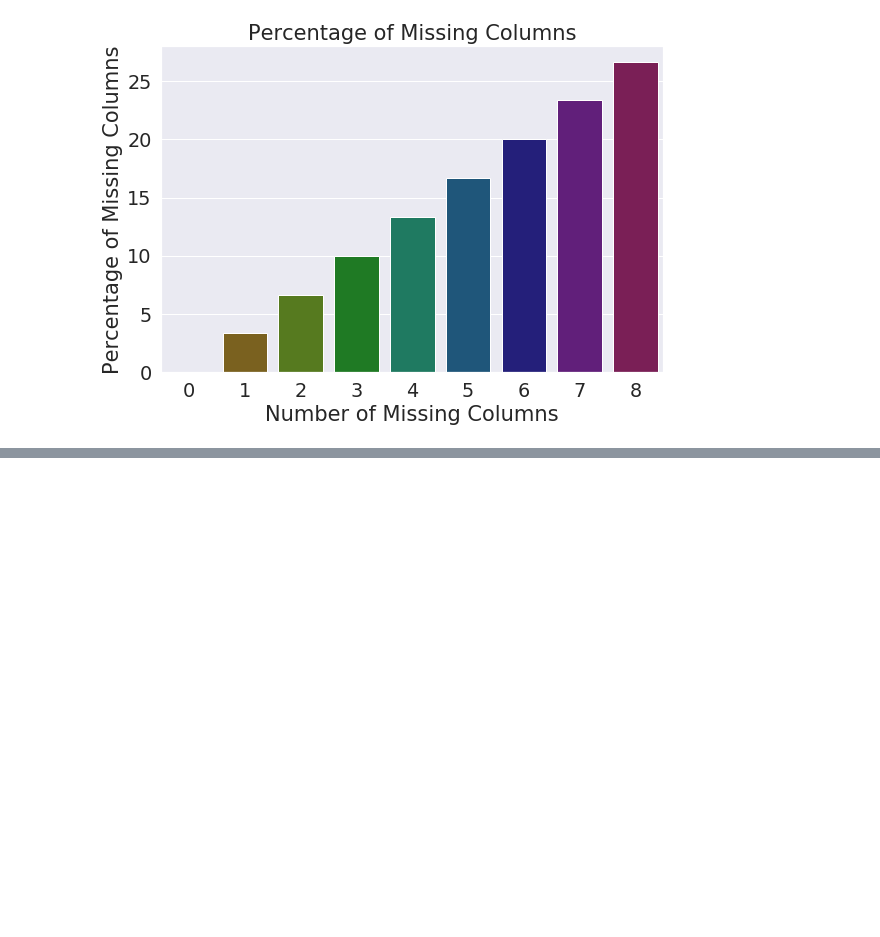
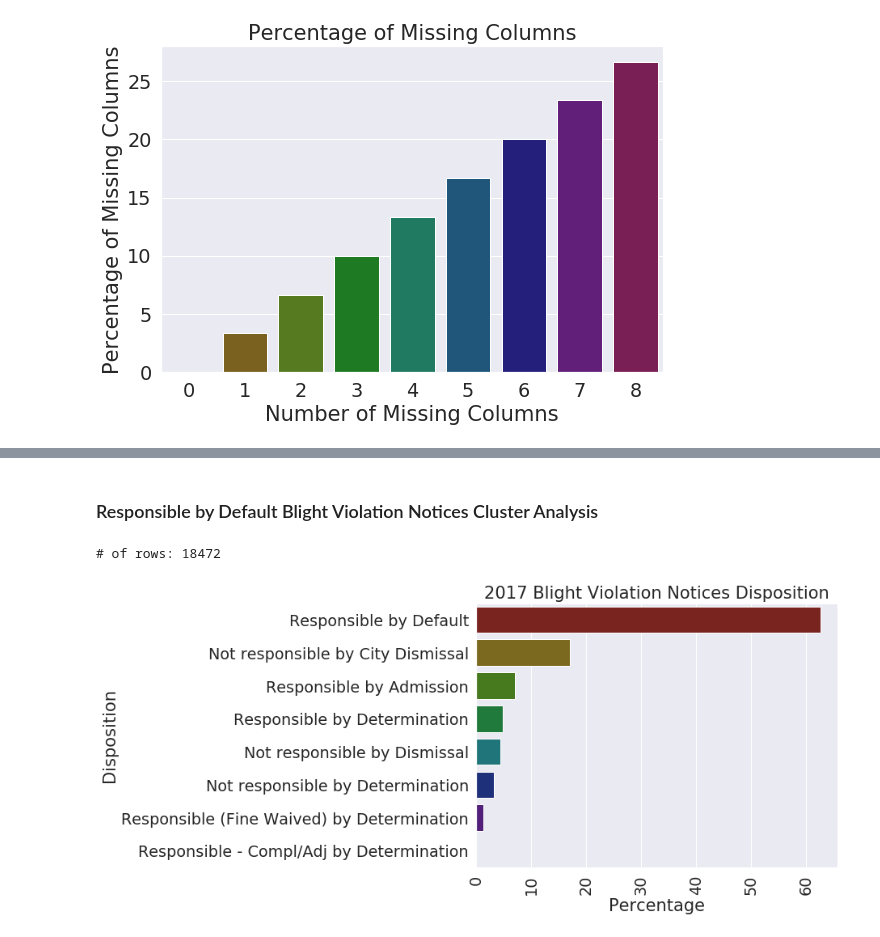
Before and after one commit to mspcvsp/CityOfDetroitBlightViolations, a Jupyter notebook: AnalyzeBVNDataSet.ipynb, the cells around one changed output, grey strips where cells are left out. Saved outputs shown, nothing was run; the diff lists cells and outputs as text; code cells hidden in the pictures; blank space fills up the shorter version.

Commit message:
Updated analysis

```diff
--- a/AnalyzeBVNDataSet.ipynb
+++ b/AnalyzeBVNDataSet.ipynb
@@ -246,0 +765,29 @@ evaluate_percentage_missingcolumns(bvn_df)
+# %% [markdown]
+### Responsible by Default Blight Violation Notices Cluster Analysis
+# %%
+filtered_bvn_df = select_year(bvn_df, 2017)
+
+disposition_df = init_valuecounts_df(filtered_bvn_df,
+                                     'disposition')
+
+palette = sns.hls_palette(disposition_df.shape[0], l=.3, s=.8)
+
+sns.set(font_scale=1.75)
+plt.figure(figsize=(8, 6))
+sns.barplot(x='percentage',
+            y='disposition',
+            data=disposition_df,
+            palette=palette)
+plt.xlabel('Percentage')
+plt.ylabel('Disposition');
+plt.xticks(rotation=90);
+plt.title('2017 Blight Violation Notices Disposition');
+
+filtered_bvn_df =\
+    filtered_bvn_df[filtered_bvn_df['disposition'] == 'Responsible by Default']
+
+print("# of rows: %d" % (filtered_bvn_df.shape[0]))
+plt.savefig(os.path.join(figure_dir, "2017disposition.png"))
+# %% [output]
+# of rows: 18472
+[figure, added]
```
Also changed, not shown: parts of 47 cells of this notebook.
